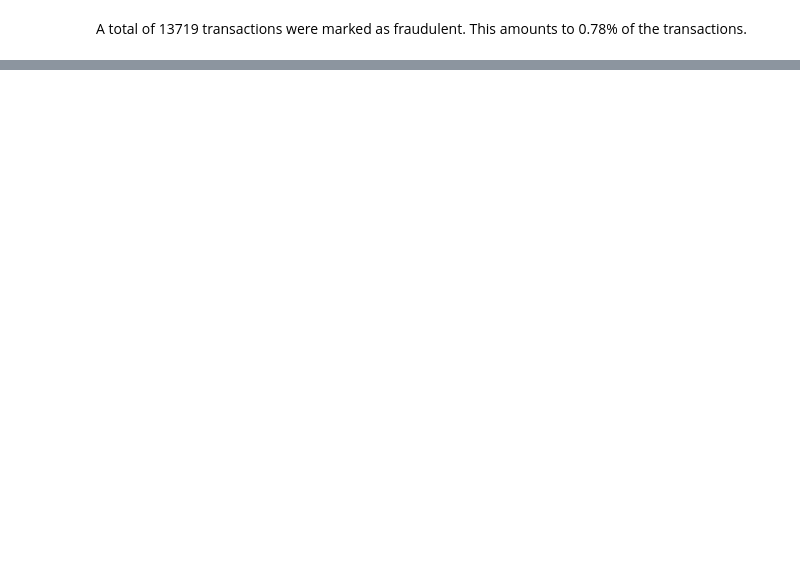
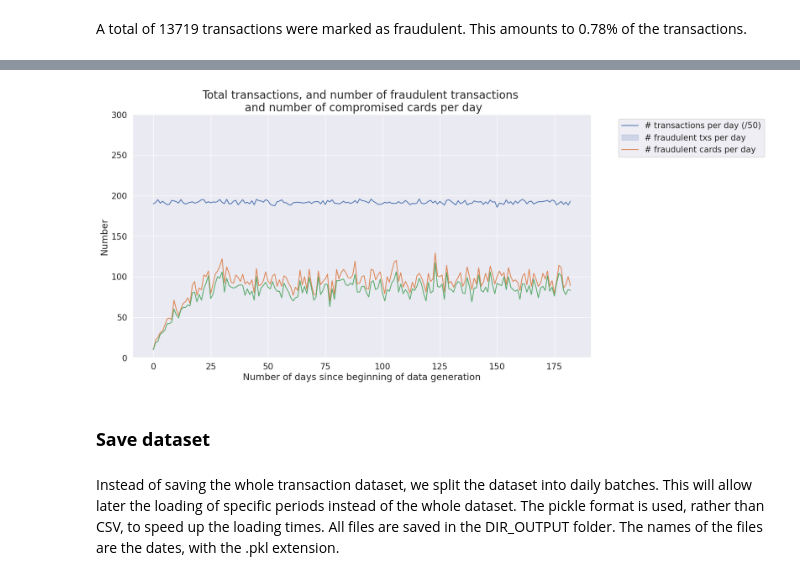
Before and after one commit to ShawnLiu119/Fraud_Detection_Credit, a Jupyter notebook: Dataset_simulation.ipynb, the cells around one changed output, grey strips where cells are left out. Cells and saved outputs as stored; diff of their text form; code cells hidden in the pictures; blank space fills up the shorter version.

```diff
--- a/Dataset_simulation.ipynb
+++ b/Dataset_simulation.ipynb
@@ -603,0 +624,28 @@ tx_stats.head()
+# %%
+%%capture
+
+sns.set(style='darkgrid')
+sns.set(font_scale=1.4)
+
+fraud_and_transactions_stats_fig = plt.gcf() #Get the current figure.
+
+fraud_and_transactions_stats_fig.set_size_inches(15, 8)
+
+sns_plot = sns.lineplot(x="TX_TIME_DAYS", y="value", data=tx_stats, hue="stat_type", hue_order=["nb_tx_per_day","nb_fraud_per_day","nb_fraudcard_per_day"], legend=False)
+
+sns_plot.set_title('Total transactions, and number of fraudulent transactions \n and number of compromised cards per day', fontsize=20)
+sns_plot.set(xlabel = "Number of days since beginning of data generation", ylabel="Number")
+
+sns_plot.set_ylim([0,300])
+
+labels_legend = ["# transactions per day (/50)", "# fraudulent txs per day", "# fraudulent cards per day"]
+
+sns_plot.legend(loc='upper left', labels=labels_legend,bbox_to_anchor=(1.05, 1), fontsize=15)
+# %%
+fraud_and_transactions_stats_fig
+# %% [output]
+[figure, added]
+# %% [markdown]
+### **Save dataset**
+# %% [markdown]
+Instead of saving the whole transaction dataset, we split the dataset into daily batches. This will allow later the loading of specific periods instead of the whole dataset. The pickle format is used, rather than CSV, to speed up the loading times. All files are saved in the DIR_OUTPUT folder. The names of the files are the dates, with the .pkl extension.
```
Also changed, not shown: parts of 11 cells of this notebook.
